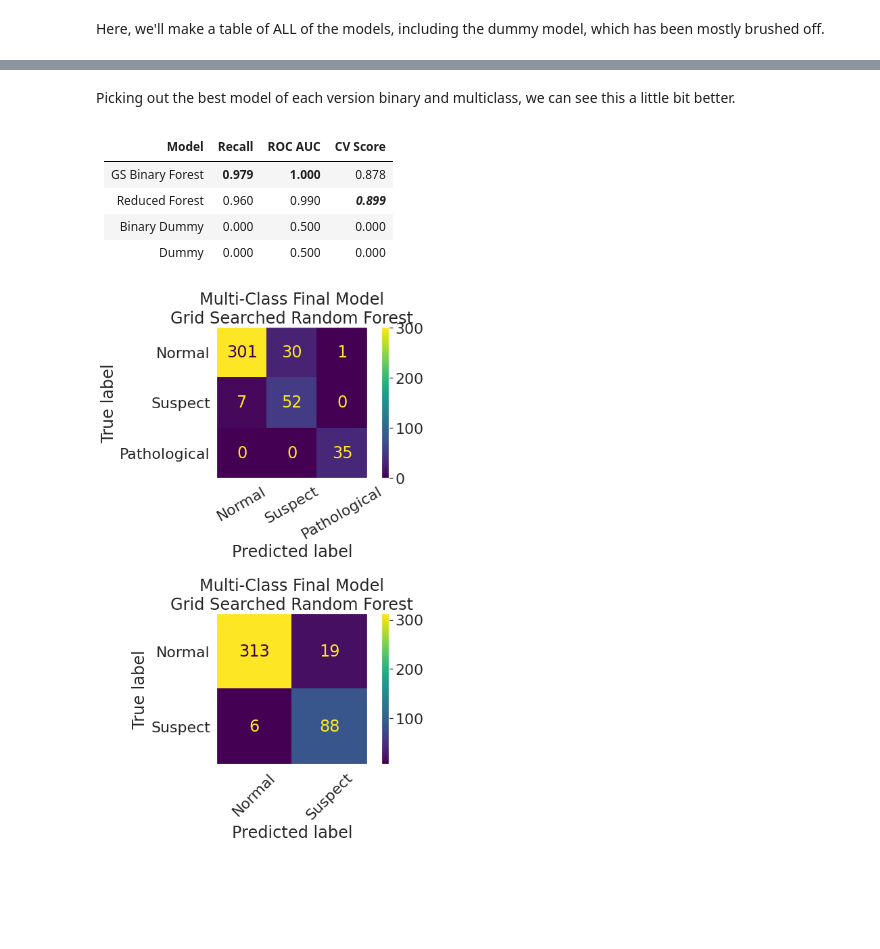
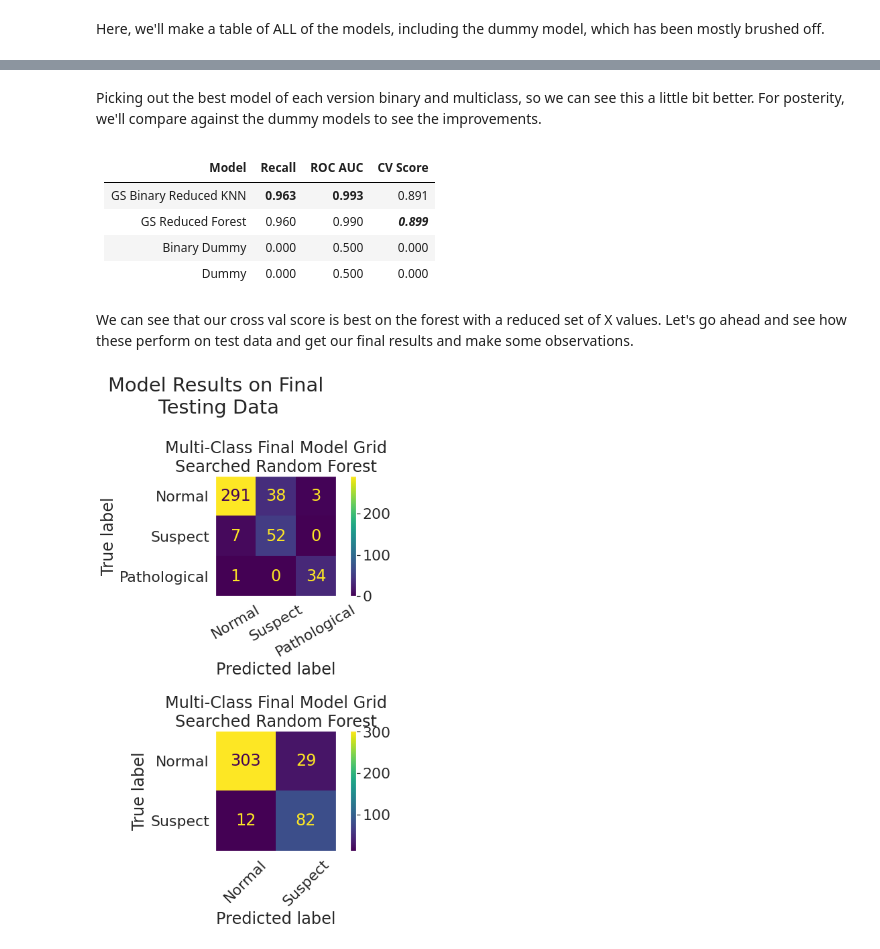
Before and after one commit to ParkedHampster/Fetal-Health-Classification-Prediction, a Jupyter notebook: fetal-health-research.ipynb, the cells around one changed output, grey strips where cells are left out. Cells and saved outputs as stored; diff of their text form; code cells hidden in the pictures; blank space fills up the shorter version.

```diff
--- a/fetal-health-research.ipynb
+++ b/fetal-health-research.ipynb
@@ -1311,18 +1384,31 @@ display(display_table['md'])
 # %%
-fig, ax = plt.subplots(2,1,figsize=(8,12),sharex=True)
+fig, ax = plt.subplots(3,1,figsize=(8,18),sharex=True)
 ConfusionMatrixDisplay.from_estimator(
-    tree_gs.best_estimator_.fit(X_train,y_train),
+    balanced_extra_tree_pipeline_gs.best_estimator_.fit(
+        X_train,y_train
+        ),
     X_train,y_train,ax=ax[0]
 )
 ax[0].set(
-    title="GS Random Forest"
+    title="GS Balanced Extra Tree"
 )
 ConfusionMatrixDisplay.from_estimator(
-    knn_reduced_gs.best_estimator_.fit(X_train,y_train),
-    X_train,y_train,ax=ax[1]
+    knn_reduced_gs.best_estimator_.fit(
+        X_train_top_features,y_train
+        ),
+    X_train_top_features,y_train,ax=ax[1]
 )
 ax[1].set(
     title="GS Reduced KNN"
+)
+ConfusionMatrixDisplay.from_estimator(
+    reduced_tree_gs.best_estimator_.fit(
+        X_train_top_features,y_train
+        ),
+    X_train_top_features,y_train,ax=ax[2]
+)
+ax[2].set(
+    title="GS Random Forest"
 )
 
 for ax_ in ax:
@@ -1342,3 +1435,9 @@ nb_final_model = tree_gs.best_estimator_
+# %%
+# setting a preliminary final model. This will make the
+# process a little bit easier later when we want to
+# call back to this model later.
+
+nb_final_model = reduced_tree_gs.best_estimator_
 # %% [markdown]
 
 For the next section, we're going to translate the data
@@ -1808,16 +1914,18 @@ display(model_scoring_table(
 | Binary Dummy Model |  0.000  |  0.500  |  0.000  |
 # %% [markdown]
 Picking out the best model of each version binary and
-multiclass, we can see this a little bit better.
+multiclass, so we can see this a little bit better. For
+posterity, we'll compare against the dummy models to
+see the improvements.
 # %%
 model_scoring_table(
     [
-        scores_binary_tree_pipeline_gs,
+        scores_reduced_binary_knn_pipeline_gs,
         scores_best_tree_reduced,
         scores_dummy_bin,scores_dummy
     ],[
-        'GS Binary Forest',
-        'Reduced Forest',
+        'GS Binary Reduced KNN',
+        'GS Reduced Forest',
         'Binary Dummy','Dummy'
 
     ]
@@ -1826,46 +1934,52 @@ model_scoring_table(
 
 | Model | Recall | ROC AUC | CV Score |
 |---:|:---:|:---:|:---:|
-| GS Binary Forest | **0.979** | **1.000** |  0.878  |
-| Reduced Forest |  0.960  |  0.990  | ***0.899*** |
+| GS Binary Reduced KNN | **0.963** | **0.993** |  0.891  |
+| GS Reduced Forest |  0.960  |  0.990  | ***0.899*** |
 | Binary Dummy |  0.000  |  0.500  |  0.000  |
 | Dummy |  0.000  |  0.500  |  0.000  |
+# %% [markdown]
+We can see that our cross val score is best on the
+forest with a reduced set of X values. Let's go ahead
+and see how these perform on test data and get our
+final results and make some observations.
 # %%
 fig, ax = plt.subplots(2,1,figsize=(8,12))
 ConfusionMatrixDisplay.from_estimator(
-    nb_final_model.fit(X_train,y_train),
-    X_test,y_test,
+    nb_final_model.fit(X_train_top_features,y_train),
+    X_test_top_features,y_test,
     ax=ax[0]
 )
 ax[0].set(
-    title="Multi-Class Final Model\nGrid Searched Random Forest",
+    title="Multi-Class Final Model Grid\nSearched Random Forest",
     yticklabels=health_labels,
     xticklabels=health_labels
 )
 
 
 ConfusionMatrixDisplay.from_estimator(
-    bin_final_model.fit(X_train,y_train_bin),
-    X_test,y_test_bin,
+    bin_final_model.fit(X_train_top_features,y_train_bin),
+    X_test_top_features,y_test_bin,
     ax=ax[1]
 )
 ax[1].set(
-    title="Multi-Class Final Model\nGrid Searched Random Forest",
+    title="Multi-Class Final Model Grid\nSearched Random Forest",
     xticklabels=health_labels[:-1],
     yticklabels=health_labels[:-1]
 )
 
 for tick in ax[0].get_xticklabels():
     tick.set_rotation(30)
 
 for ax_ in ax:
     ax_.grid(False)
 
+plt.suptitle("Model Results on Final\n Testing Data")
 plt.xticks(rotation=45)
 plt.tight_layout()
 '';
 # %% [output]
-[figure, old version]
+[figure, new version]
 # %%
 fig, ax = plt.subplots(2,1,figsize=(14,14))
 ConfusionMatrixDisplay.from_estimator(
```
Also changed, not shown: parts of 85 cells of this notebook.
